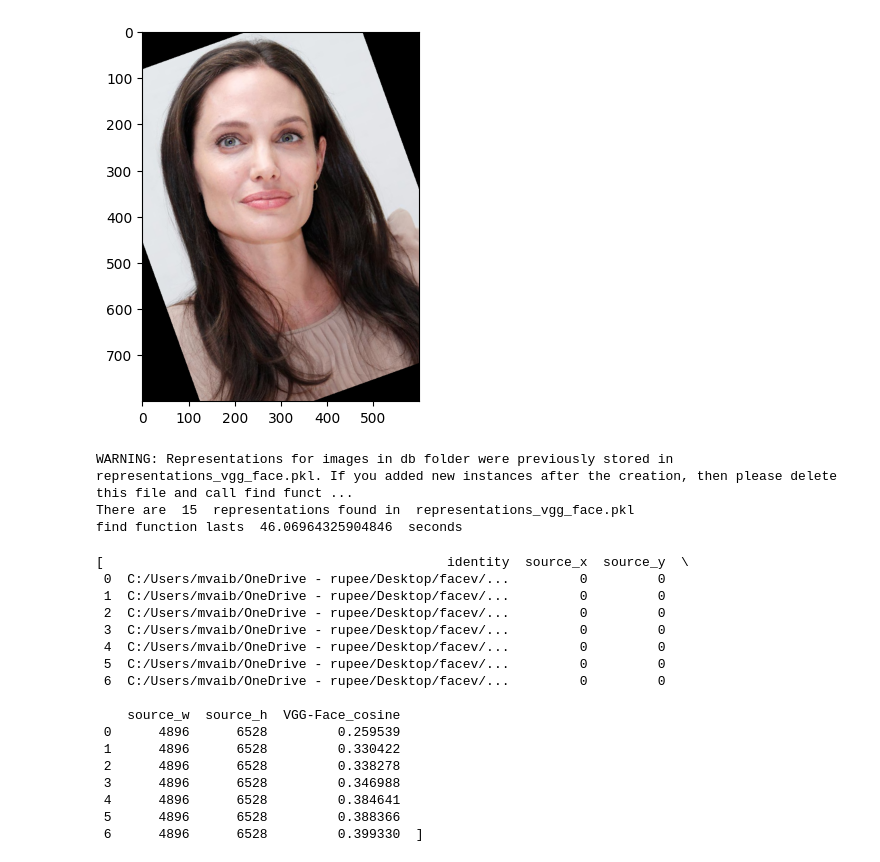
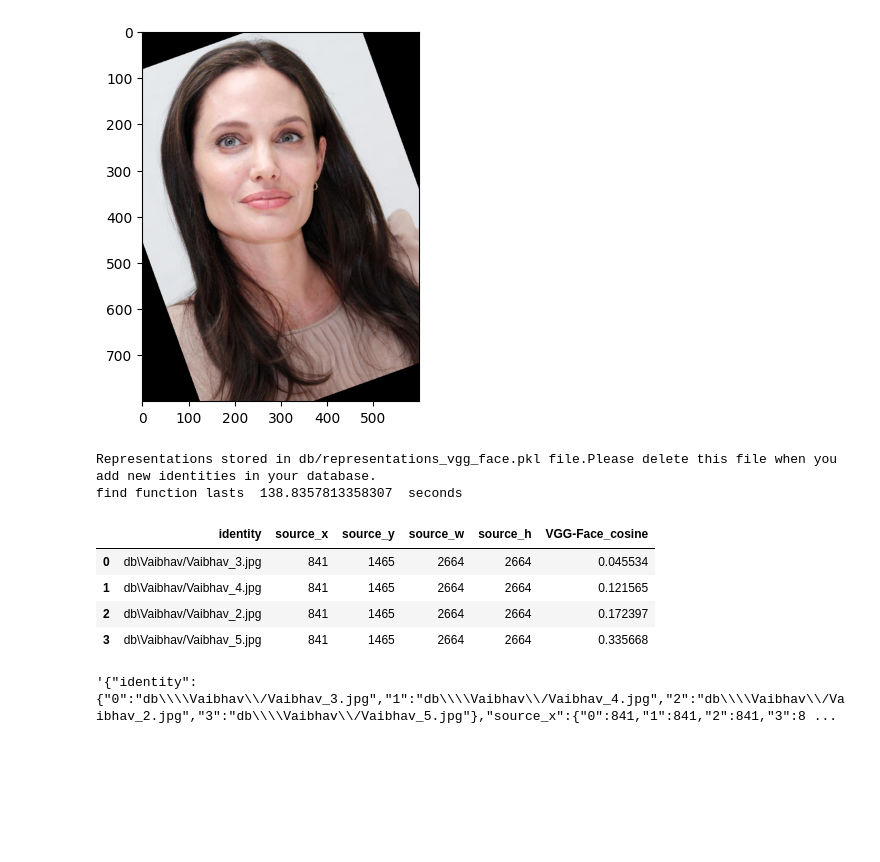
Before and after one commit to MVAIBHAVKUMAR/facev, a Jupyter notebook: alignment.ipynb, the cells around one changed output. Cells and saved outputs as stored; diff of their text form; code cells hidden in the pictures; blank space fills up the shorter version.

```diff
--- a/alignment.ipynb
+++ b/alignment.ipynb
@@ -63,25 +63,15 @@ from deepface import DeepFace
 # %%
 image = 'data/img68.jpg'
 # %%
-res = DeepFace.find(img_path=image, db_path='db', enforce_detection=False)
+res = DeepFace.find(img_path=image, db_path='db', enforce_detection=False)[0]
 # %% [output]
-WARNING: Representations for images in db folder were previously stored in representations_vgg_face.pkl. If you added new instances after the creation, then please delete this file and call find funct ...
-There are  15  representations found in  representations_vgg_face.pkl
-find function lasts  46.06964325904846  seconds
+Representations stored in db/representations_vgg_face.pkl file.Please delete this file when you add new identities in your database.
+find function lasts  138.8357813358307  seconds
-[                                            identity  source_x  source_y  \
- 0  C:/Users/mvaib/OneDrive - rupee/Desktop/facev/...         0         0
- 1  C:/Users/mvaib/OneDrive - rupee/Desktop/facev/...         0         0
- 2  C:/Users/mvaib/OneDrive - rupee/Desktop/facev/...         0         0
- 3  C:/Users/mvaib/OneDrive - rupee/Desktop/facev/...         0         0
- 4  C:/Users/mvaib/OneDrive - rupee/Desktop/facev/...         0         0
- 5  C:/Users/mvaib/OneDrive - rupee/Desktop/facev/...         0         0
- 6  C:/Users/mvaib/OneDrive - rupee/Desktop/facev/...         0         0
-
-    source_w  source_h  VGG-Face_cosine
- 0      4896      6528         0.259539
- 1      4896      6528         0.330422
- 2      4896      6528         0.338278
- 3      4896      6528         0.346988
- 4      4896      6528         0.384641
- 5      4896      6528         0.388366
- 6      4896      6528         0.399330  ]
+# %%
+res
+# %% [output]
+|  | identity | source_x | source_y | source_w | source_h | VGG-Face_cosine |
+| 0 | db\Vaibhav/Vaibhav_3.jpg | 841 | 1465 | 2664 | 2664 | 0.045534 |
+| 1 | db\Vaibhav/Vaibhav_4.jpg | 841 | 1465 | 2664 | 2664 | 0.121565 |
+| 2 | db\Vaibhav/Vaibhav_2.jpg | 841 | 1465 | 2664 | 2664 | 0.172397 |
+| 3 | db\Vaibhav/Vaibhav_5.jpg | 841 | 1465 | 2664 | 2664 | 0.335668 |
@@ -87,0 +80,5 @@ find function lasts  46.06964325904846  seconds
+# %%
+ress = res.to_json()
+ress
+# %% [output]
+'{"identity":{"0":"db\\\\Vaibhav\\/Vaibhav_3.jpg","1":"db\\\\Vaibhav\\/Vaibhav_4.jpg","2":"db\\\\Vaibhav\\/Vaibhav_2.jpg","3":"db\\\\Vaibhav\\/Vaibhav_5.jpg"},"source_x":{"0":841,"1":841,"2":841,"3":8 ...
```
Also changed, not shown: parts of 1 cell of this notebook, 15 other files.
